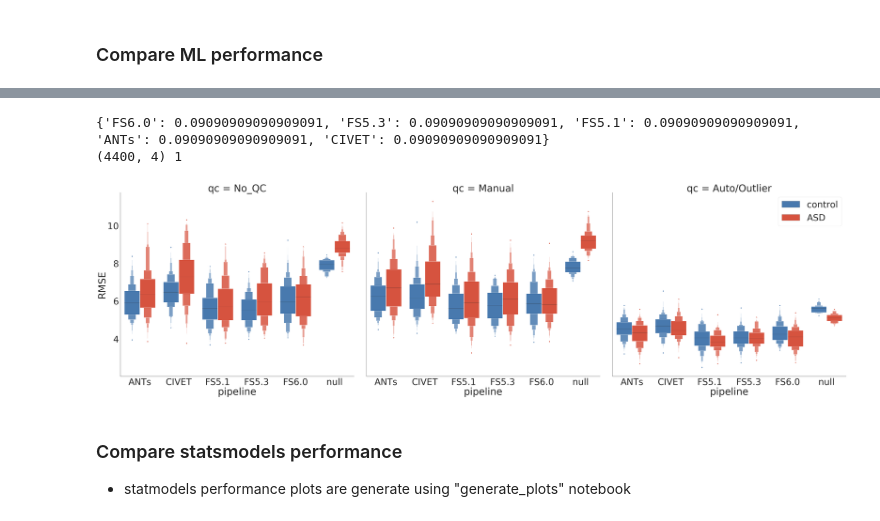
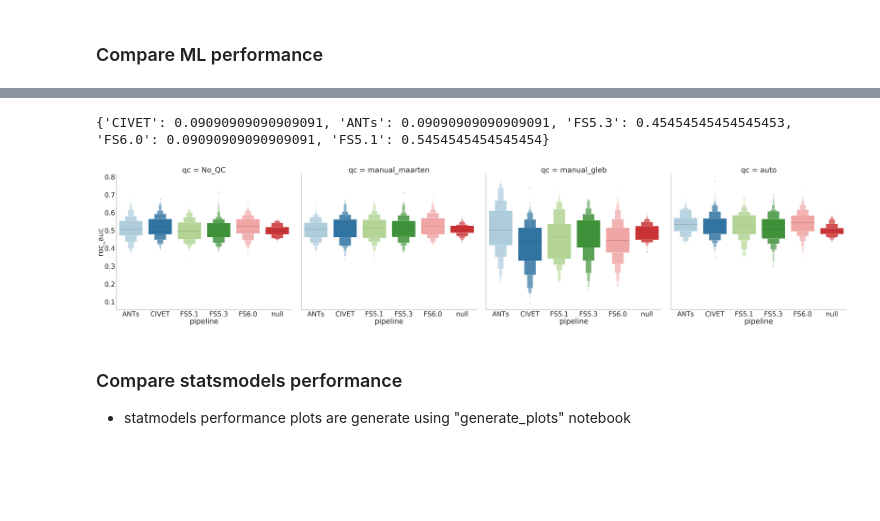
Before and after one commit to neurodatascience/compare-surf-tools, a Jupyter notebook: notebooks/run_pipeline_comparisons.ipynb, the cells around one changed output, grey strips where cells are left out. Cells and saved outputs as stored; diff of their text form; code cells hidden in the pictures; blank space fills up the shorter version.

Commit message:
minor changes to plot classification and regression plots

```diff
--- a/notebooks/run_pipeline_comparisons.ipynb
+++ b/notebooks/run_pipeline_comparisons.ipynb
@@ -655,26 +658,30 @@ Using regression model with perf metric neg_mean_squared_error
 # %%
 # plot ML performance
 print(perf_pval_dict)
-print(ml_perf_concat.shape,dx_grp)
+x_order = ['ANTs','CIVET','FS5.1','FS5.3','FS6.0','null']
+col_order = ['No_QC','manual_maarten','manual_gleb','auto']
+colors = ["windows blue", "tomato", "greyish", "faded green", "dusty purple","dark grey"]
+palette = 'Paired' #sns.xkcd_palette(colors)
+sns.set(font_scale=5)
+
 plot_df = ml_perf_concat.copy()
-plot_df['RMSE'] = np.sqrt(-1*plot_df['neg_mean_squared_error'])
-plot_df['DX_GROUP'] = plot_df['DX_GROUP'].replace({0:'control', 1:'ASD'})
-plot_df['qc'] = plot_df['qc'].replace({'manual_maarten':'Manual', 'auto':'Auto/Outlier'})
 
-x_order = ['ANTs','CIVET','FS5.1','FS5.3','FS6.0','null']
-col_order = ['No_QC','Manual','Auto/Outlier']
-colors = ["windows blue", "tomato", "greyish", "faded green", "dusty purple"]
+if model_type.lower() == 'regression':
+    plot_df['RMSE'] = np.sqrt(-1*plot_df[perf_metric])
+    plot_df['DX_GROUP'] = plot_df['DX_GROUP'].replace({0:'control', 1:'ASD'})
 
-sns.set(font_scale=5)
-with sns.axes_style("white"):
-    g = sns.catplot(y='RMSE',x='pipeline',hue='DX_GROUP', kind='boxen',data=plot_df,col='qc',col_order=col_order,
-                    order=x_order,palette=sns.xkcd_palette(colors),height=20, aspect=1.1,legend=False)
-    plt.legend(loc='upper right')
-    #g.set(ylim=(0, 80))
+    with sns.axes_style("white"):
+        g = sns.catplot(y='RMSE',x='pipeline',hue='DX_GROUP', kind='boxen',data=plot_df,col='qc',col_order=col_order,
+                        order=x_order,palette=palette,height=20, aspect=1.1,legend=False)
+        plt.legend(loc='upper right')
+else:
+    with sns.axes_style("white"):
+        g = sns.catplot(y='roc_auc',x='pipeline', kind='boxen',data=plot_df,col='qc',col_order=col_order,
+                        order=x_order,palette=palette,height=20, aspect=1.1,legend=False)
+#         plt.legend(loc='upper right')
 # %% [output]
-{'FS6.0': 0.09090909090909091, 'FS5.3': 0.09090909090909091, 'FS5.1': 0.09090909090909091, 'ANTs': 0.09090909090909091, 'CIVET': 0.09090909090909091}
-(4400, 4) 1
+{'CIVET': 0.09090909090909091, 'ANTs': 0.09090909090909091, 'FS5.3': 0.45454545454545453, 'FS6.0': 0.09090909090909091, 'FS5.1': 0.5454545454545454}
-[figure, old version]
+[figure, new version]
 # %% [markdown]
 
 ### Compare statsmodels performance
```
Also changed, not shown: parts of 2 cells of this notebook, 3 other files.
